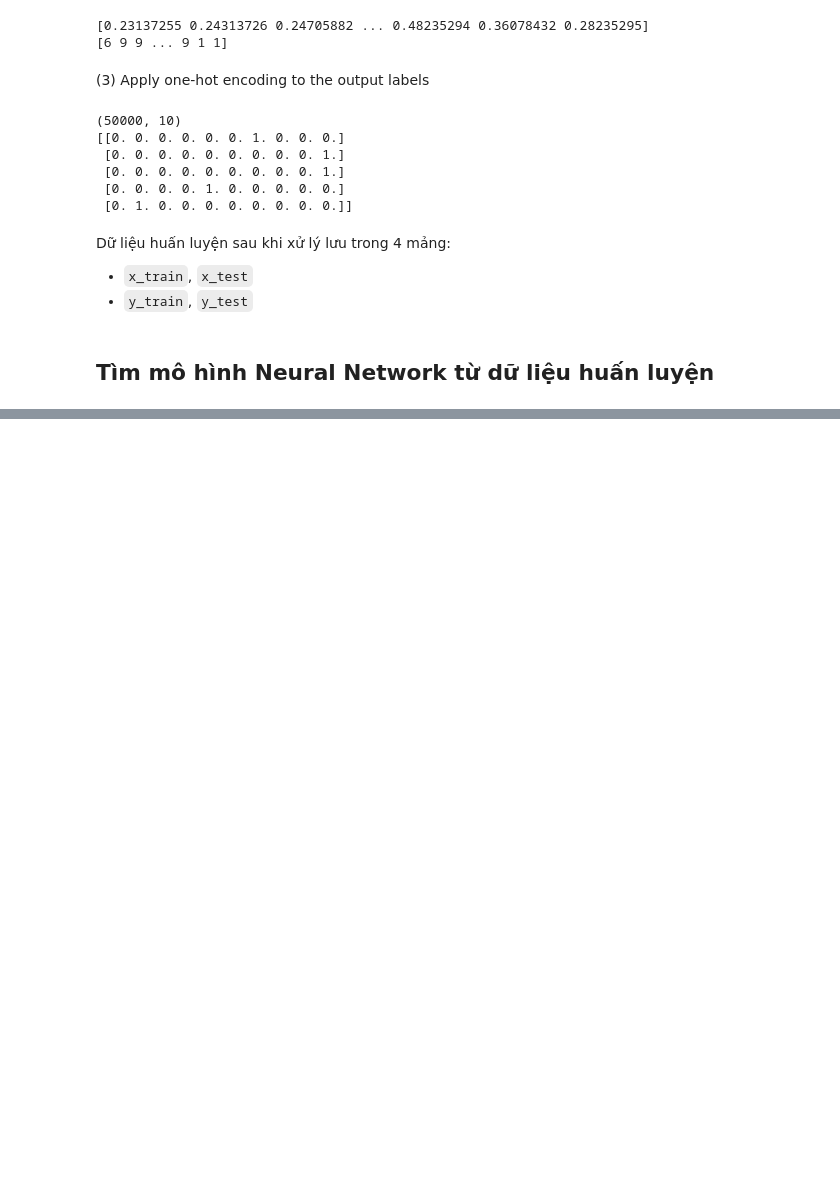
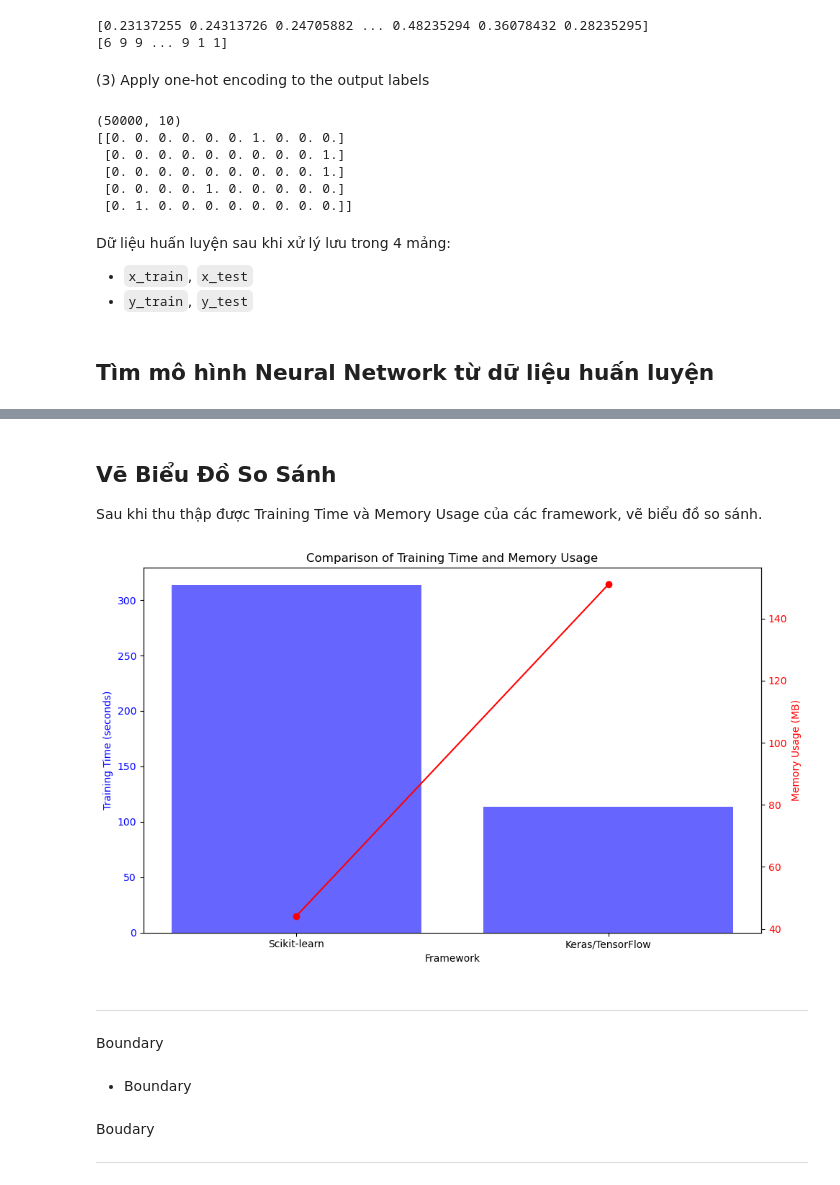
Before and after one commit to thienbanho/ML_CourseProject, a Jupyter notebook: 22127417_22127397.ipynb, the cells around one changed output, grey strips where cells are left out. Saved outputs shown, nothing was run; the diff lists cells and outputs as text; code cells hidden in the pictures; blank space fills up the shorter version.

Commit message:
2 frameworks

```diff
--- a/22127417_22127397.ipynb
+++ b/22127417_22127397.ipynb
@@ -155,0 +603,39 @@ Dữ liệu huấn luyện sau khi xử lý lưu trong 4 mảng:
+# %% [markdown]
+## Vẽ Biểu Đồ So Sánh
+Sau khi thu thập được Training Time và Memory Usage của các framework, vẽ biểu đồ so sánh.
+# %%
+# Các giá trị thu được
+frameworks = ['Scikit-learn', 'Keras/TensorFlow']
+training_times = [ScikitLearn_training_time, keras_training_time]
+memory_usage = [ScikitLearn_memory_usage, keras_memory_usage]
+
+# Tạo biểu đồ
+fig, ax1 = plt.subplots(figsize=(10, 6))
+
+# Vẽ biểu đồ cho Training Time
+ax1.bar(frameworks, training_times, color='b', alpha=0.6, label="Training Time (seconds)")
+ax1.set_xlabel('Framework')
+ax1.set_ylabel('Training Time (seconds)', color='b')
+ax1.tick_params(axis='y', labelcolor='b')
+
+# Tạo trục y thứ hai cho Memory Usage
+ax2 = ax1.twinx()
+ax2.plot(frameworks, memory_usage, color='r', marker='o', label="Memory Usage (MB)")
+ax2.set_ylabel('Memory Usage (MB)', color='r')
+ax2.tick_params(axis='y', labelcolor='r')
+
+# Thêm tiêu đề và hiển thị
+plt.title('Comparison of Training Time and Memory Usage')
+fig.tight_layout()
+plt.show()
+# %% [output]
+[figure, added]
+# %% [markdown]
+---
+Boundary
+# %% [markdown]
+- Boundary
+# %% [markdown]
+Boudary
+
+---
```
Also changed, not shown: parts of 17 cells of this notebook.
